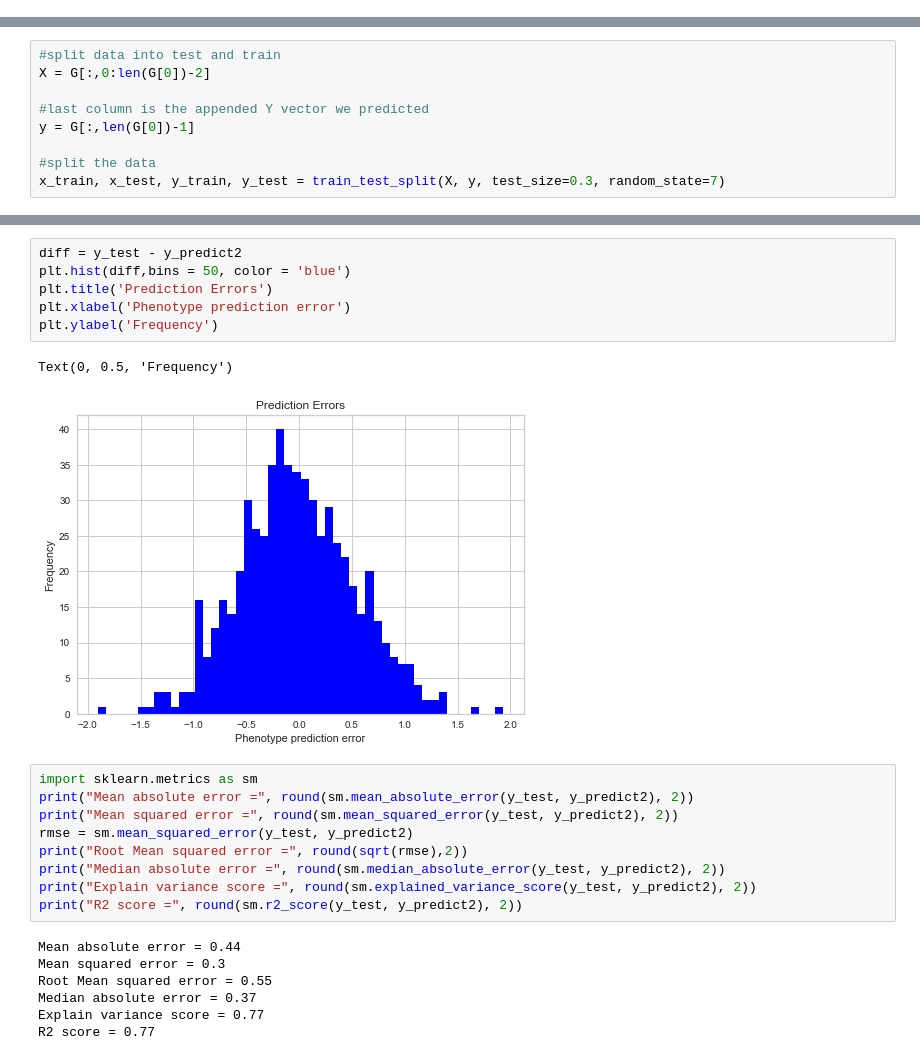
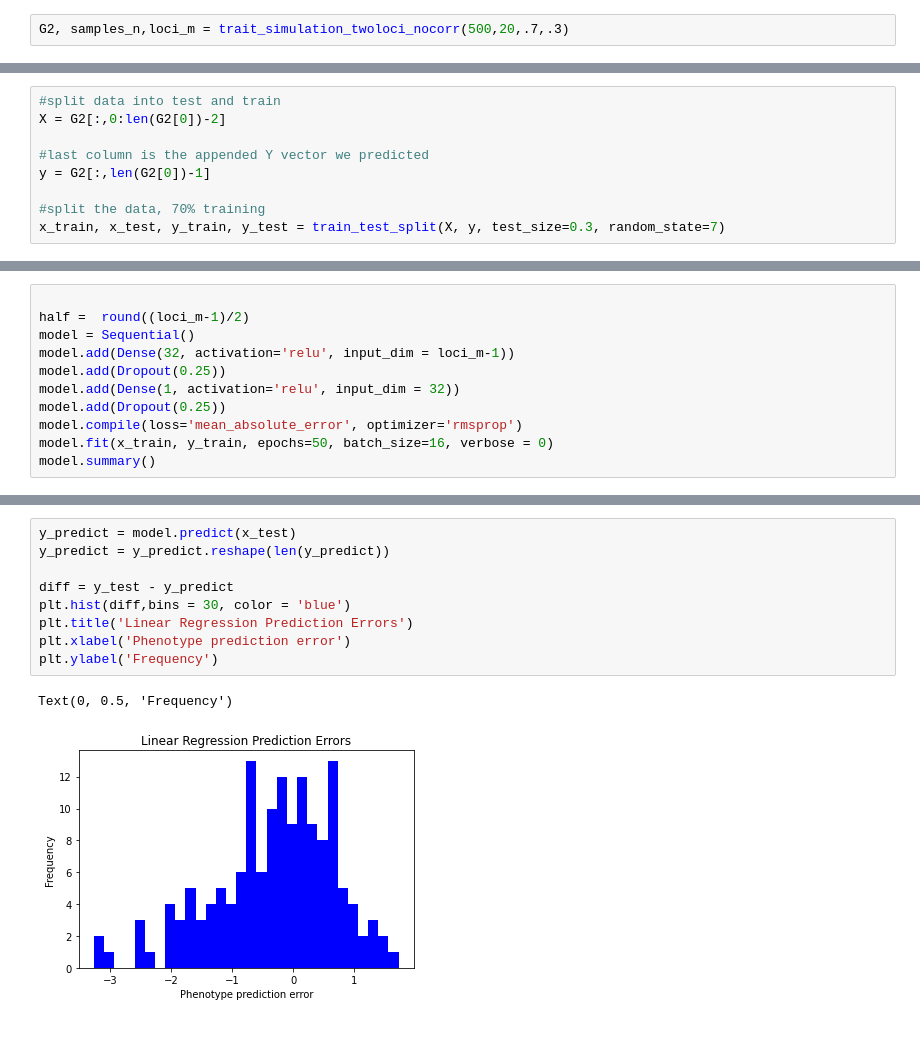
Before and after one commit to KevinDelao/UCLA_Summer_Project, a Jupyter notebook: UCLA_Summer_Code.ipynb, the cells around one changed output, grey strips where cells are left out. Cells and saved outputs as stored; diff of their text form; blank space fills up the shorter version.

Commit message:
new loci function

```diff
--- a/UCLA_Summer_Code.ipynb
+++ b/UCLA_Summer_Code.ipynb
@@ -12 +81,3 @@ from sklearn.linear_model import LinearRegression
+# %%
+G2, samples_n,loci_m = trait_simulation_twoloci_nocorr(500,20,.7,.3)
 # %%
@@ -130,9 +139,9 @@ plt.show(block = False)
 # %%
 #split data into test and train
-X = G[:,0:len(G[0])-2]
+X = G2[:,0:len(G2[0])-2]
 
 #last column is the appended Y vector we predicted
-y = G[:,len(G[0])-1]
+y = G2[:,len(G2[0])-1]
 
-#split the data
+#split the data, 70% training
 x_train, x_test, y_train, y_test = train_test_split(X, y, test_size=0.3, random_state=7)
@@ -262,0 +274,11 @@ shap.summary_plot(shap_values,x_train)
+# %%
+
+half =  round((loci_m-1)/2)
+model = Sequential()
+model.add(Dense(32, activation='relu', input_dim = loci_m-1))
+model.add(Dropout(0.25))
+model.add(Dense(1, activation='relu', input_dim = 32))
+model.add(Dropout(0.25))
+model.compile(loss='mean_absolute_error', optimizer='rmsprop')
+model.fit(x_train, y_train, epochs=50, batch_size=16, verbose = 0)
+model.summary()
@@ -278,25 +320,12 @@ plt.show()
 # %%
-diff = y_test - y_predict2
-plt.hist(diff,bins = 50, color = 'blue')
-plt.title('Prediction Errors')
+y_predict = model.predict(x_test)
+y_predict = y_predict.reshape(len(y_predict))
+
+diff = y_test - y_predict
+plt.hist(diff,bins = 30, color = 'blue')
+plt.title('Linear Regression Prediction Errors')
 plt.xlabel('Phenotype prediction error')
 plt.ylabel('Frequency')
 # %% [output]
 Text(0, 0.5, 'Frequency')
-[figure, old version]
+[figure, new version]
-# %%
-import sklearn.metrics as sm
-print("Mean absolute error =", round(sm.mean_absolute_error(y_test, y_predict2), 2))
-print("Mean squared error =", round(sm.mean_squared_error(y_test, y_predict2), 2))
-rmse = sm.mean_squared_error(y_test, y_predict2)
-print("Root Mean squared error =", round(sqrt(rmse),2))
-print("Median absolute error =", round(sm.median_absolute_error(y_test, y_predict2), 2))
-print("Explain variance score =", round(sm.explained_variance_score(y_test, y_predict2), 2))
-print("R2 score =", round(sm.r2_score(y_test, y_predict2), 2))
-# %% [output]
-Mean absolute error = 0.44
-Mean squared error = 0.3
-Root Mean squared error = 0.55
-Median absolute error = 0.37
-Explain variance score = 0.77
-R2 score = 0.77
```
Also changed, not shown: parts of 52 cells of this notebook.
